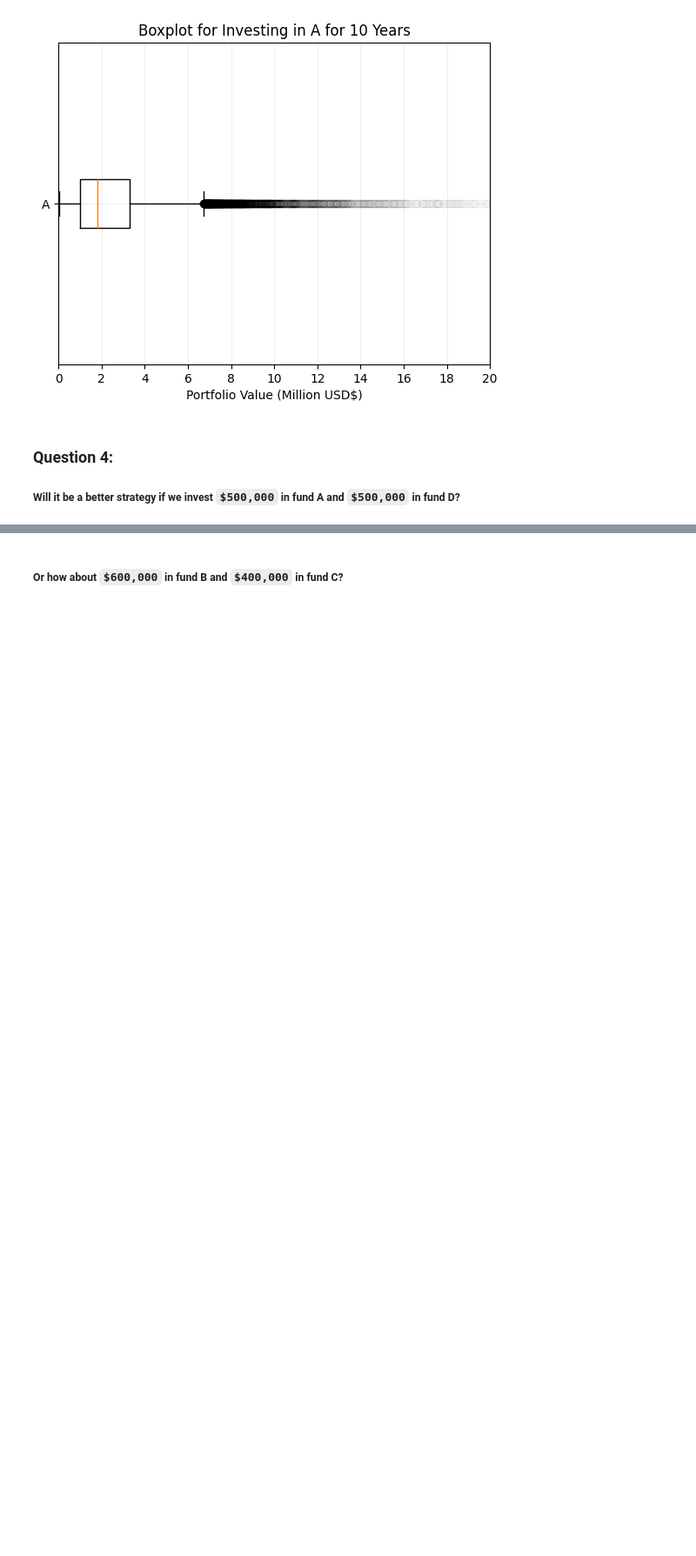
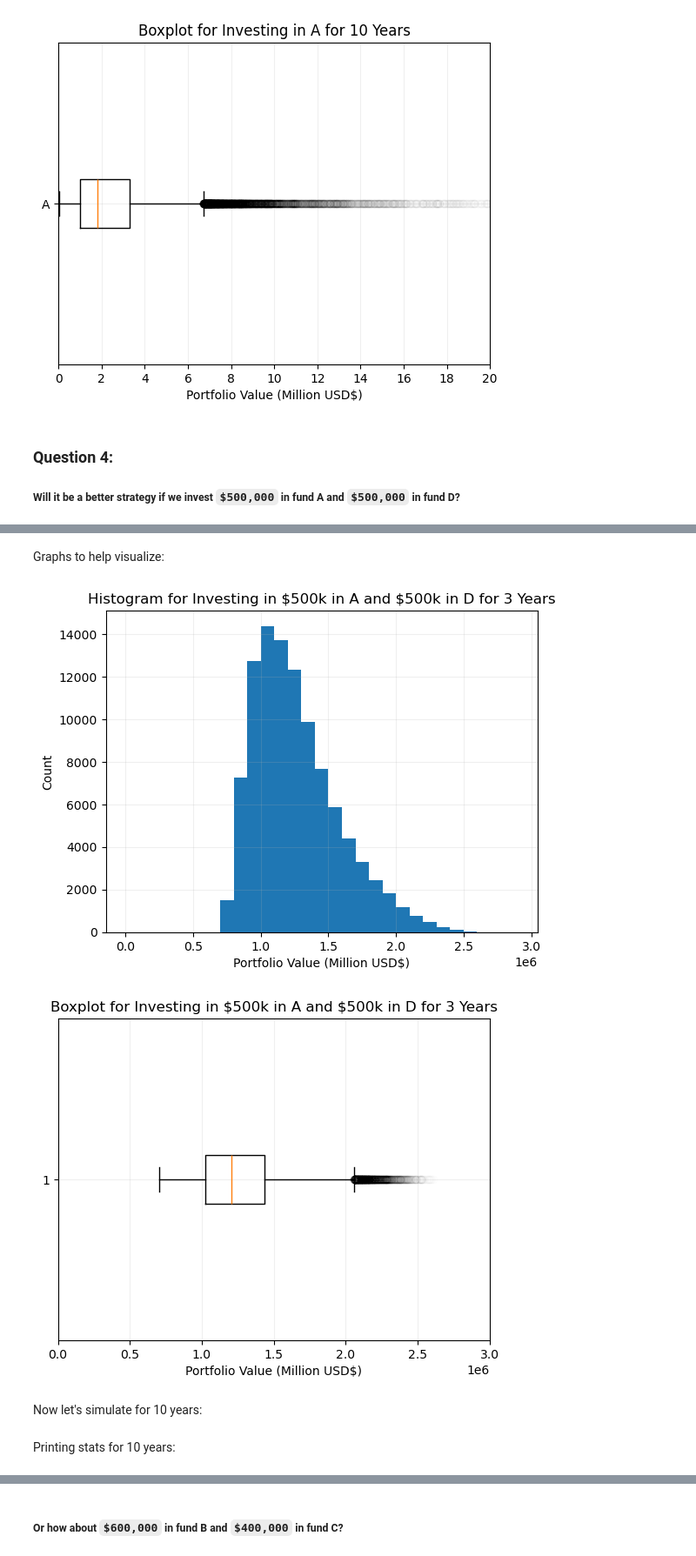
Before and after one commit to myin27/OR442-Term-Project, a Jupyter notebook: project.ipynb, the cells around one changed output, grey strips where cells are left out. Shown at 87% size. Drawn from its saved outputs; the diff is of its cells as text; code cells hidden in the pictures; blank space fills up the shorter version.

```diff
--- a/project.ipynb
+++ b/project.ipynb
@@ -412,0 +415,5 @@ plt.show()
+# %%
+portfolios = setup_portfolios([500000.0, 0, 0, 500000.0], NUM_SIMS)
+simulate_multiple(portfolios, SHORT_TERM_YEARS)
+
+portfolio_totals = get_portfolio_totals(portfolios)
@@ -412,0 +435,24 @@ plt.show()
+# %% [markdown]
+Graphs to help visualize:
+# %%
+plt.figure(13)
+histogram = plt.hist(portfolio_totals, bins=range(0, 3000000, 100000)) # each bin will be 100k
+plt.grid(alpha=0.2)
+plt.title(r"Histogram for Investing in \$500k in A and \$500k in D for 3 Years")
+plt.xlabel("Portfolio Value (Million USD$)")
+plt.xticks(range(0,3000001, 500000))
+plt.ylabel("Count")
+
+plt.figure(14)
+box_plot = plt.boxplot(portfolio_totals, vert=False, flierprops={"alpha": 0.01})
+plt.grid(alpha=0.2)
+plt.title(r"Boxplot for Investing in \$500k in A and \$500k in D for 3 Years")
+plt.xlabel("Portfolio Value (Million USD$)")
+plt.xticks(range(0,3000001, 500000))
+
+plt.show()
+# %% [output]
+[figure, added]
+[figure, added]
+# %% [markdown]
+Now let's simulate for 10 years:
@@ -412,0 +464,2 @@ plt.show()
+# %% [markdown]
+Printing stats for 10 years:
```
Also changed, not shown: parts of 7 cells of this notebook.
